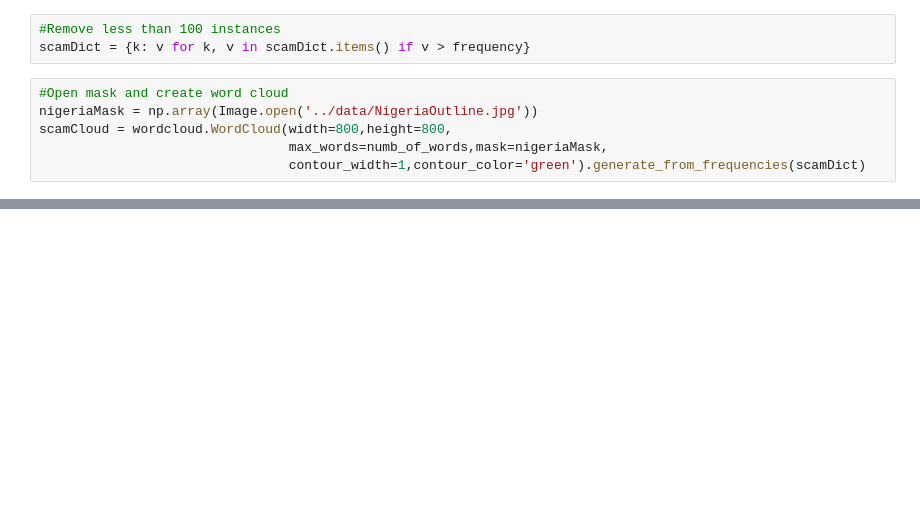
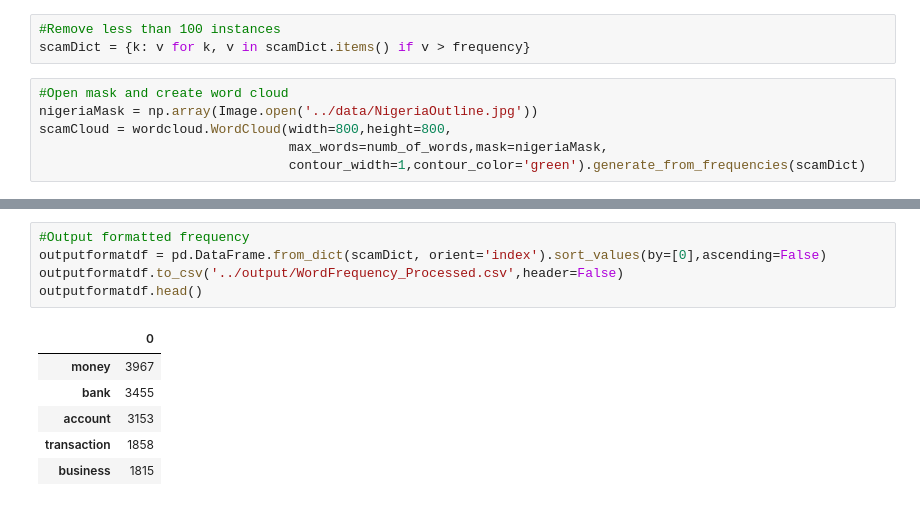
Before and after one commit to JSemelhago/FraudEmailAnalysis, a Jupyter notebook: src/FraudEmails.ipynb, the cells around one changed output, grey strips where cells are left out. Cells and saved outputs as stored; diff of their text form; blank space fills up the shorter version.

```diff
--- a/src/FraudEmails.ipynb
+++ b/src/FraudEmails.ipynb
@@ -146,0 +155,12 @@ plt.savefig('../output/NigeriaScamWordCloud.png',bbox_inches='tight',pad_inches=
+# %%
+#Output formatted frequency
+outputformatdf = pd.DataFrame.from_dict(scamDict, orient='index').sort_values(by=[0],ascending=False)
+outputformatdf.to_csv('../output/WordFrequency_Processed.csv',header=False)
+outputformatdf.head()
+# %% [output]
+|  | 0 |
+| money | 3967 |
+| bank | 3455 |
+| account | 3153 |
+| transaction | 1858 |
+| business | 1815 |
```
Also changed, not shown: parts of 4 cells of this notebook, 2 other files.
